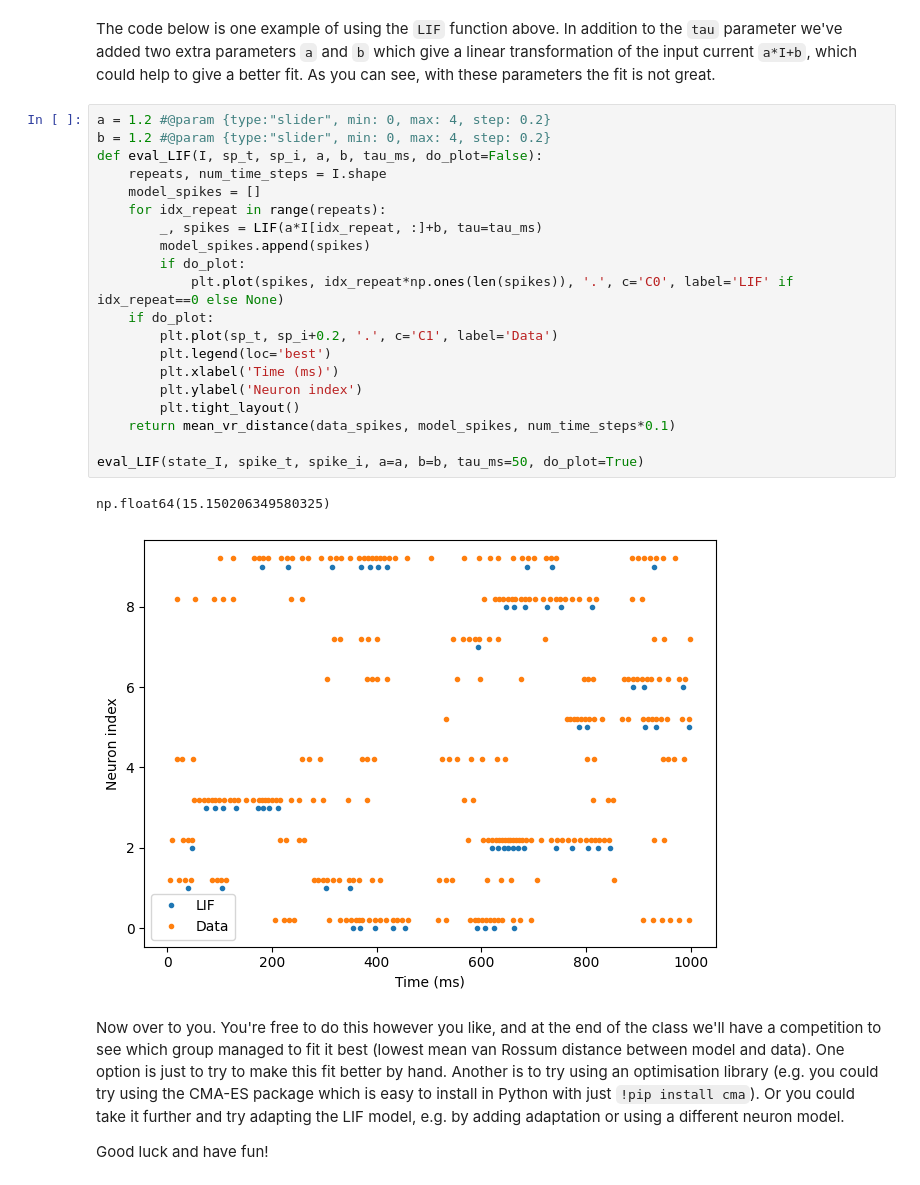
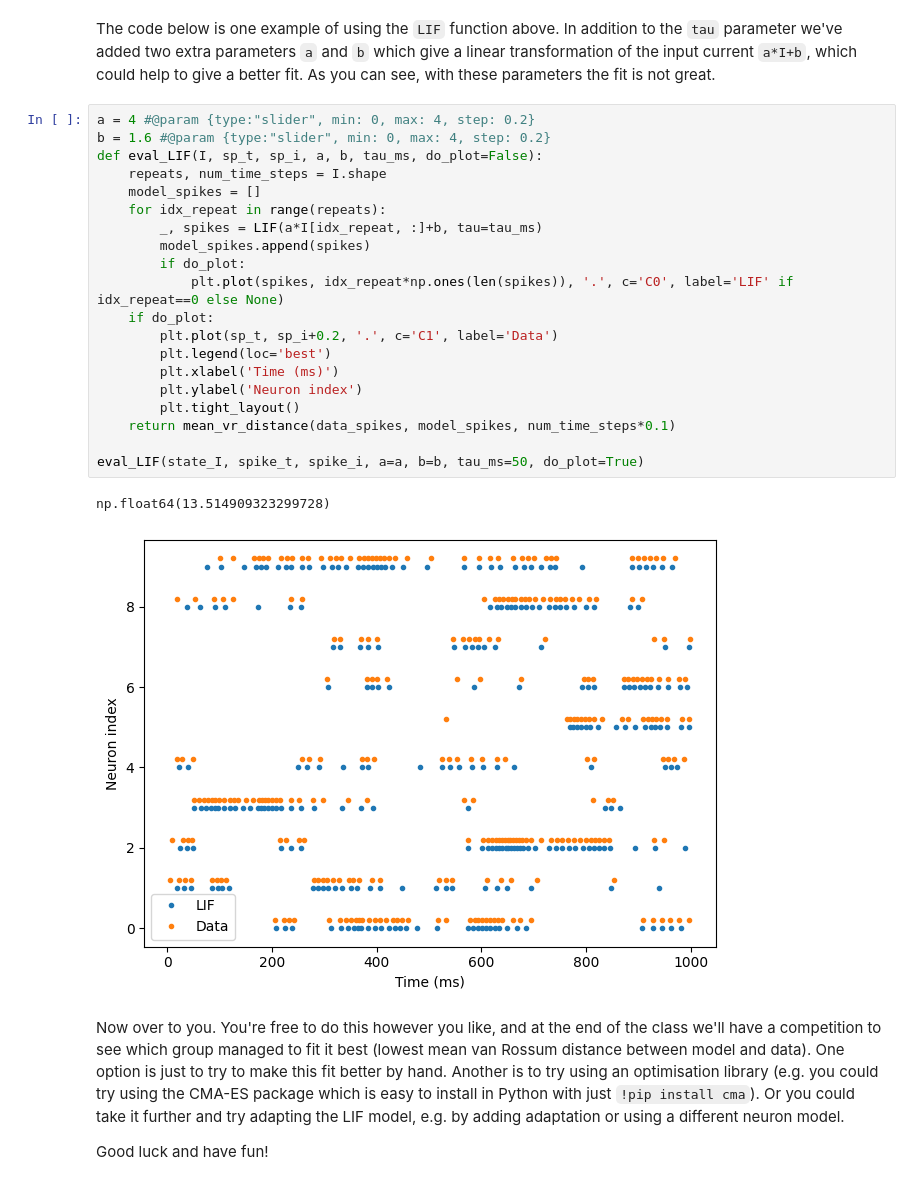
Before and after one commit to sabertoaster/neuro4ML-exercises, a Jupyter notebook: w1-neurons/w1-neurons.ipynb, the cells around one changed output. Cells and saved outputs as stored; diff of their text form.

```diff
--- a/w1-neurons/w1-neurons.ipynb
+++ b/w1-neurons/w1-neurons.ipynb
@@ -201,28 +201,28 @@ for idx_repeat in range(repeats):
 # %% [markdown]
 The code below is one example of using the ``LIF`` function above. In addition to the ``tau`` parameter we've added two extra parameters ``a`` and ``b`` which give a linear transformation of the input current ``a*I+b``, which could help to give a better fit. As you can see, with these parameters the fit is not great.
 # %%
-a = 1.2 #@param {type:"slider", min: 0, max: 4, step: 0.2}
-b = 1.2 #@param {type:"slider", min: 0, max: 4, step: 0.2}
+a = 4 #@param {type:"slider", min: 0, max: 4, step: 0.2}
+b = 1.6 #@param {type:"slider", min: 0, max: 4, step: 0.2}
 def eval_LIF(I, sp_t, sp_i, a, b, tau_ms, do_plot=False):
     repeats, num_time_steps = I.shape
     model_spikes = []
     for idx_repeat in range(repeats):
         _, spikes = LIF(a*I[idx_repeat, :]+b, tau=tau_ms)
         model_spikes.append(spikes)
         if do_plot:
             plt.plot(spikes, idx_repeat*np.ones(len(spikes)), '.', c='C0', label='LIF' if idx_repeat==0 else None)
     if do_plot:
         plt.plot(sp_t, sp_i+0.2, '.', c='C1', label='Data')
         plt.legend(loc='best')
         plt.xlabel('Time (ms)')
         plt.ylabel('Neuron index')
         plt.tight_layout()
     return mean_vr_distance(data_spikes, model_spikes, num_time_steps*0.1)
 
 eval_LIF(state_I, spike_t, spike_i, a=a, b=b, tau_ms=50, do_plot=True)
 # %% [output]
-np.float64(15.150206349580325)
+np.float64(13.514909323299728)
-[figure, old version]
+[figure, new version]
 # %% [markdown]
 Now over to you. You're free to do this however you like, and at the end of the class we'll have a competition to see which group managed to fit it best (lowest mean van Rossum distance between model and data). One option is just to try to make this fit better by hand. Another is to try using an optimisation library (e.g. you could try using the CMA-ES package which is easy to install in Python with just ``!pip install cma``). Or you could take it further and try adapting the LIF model, e.g. by adding adaptation or using a different neuron model.
 
```
Also changed, not shown: parts of 4 cells of this notebook.
